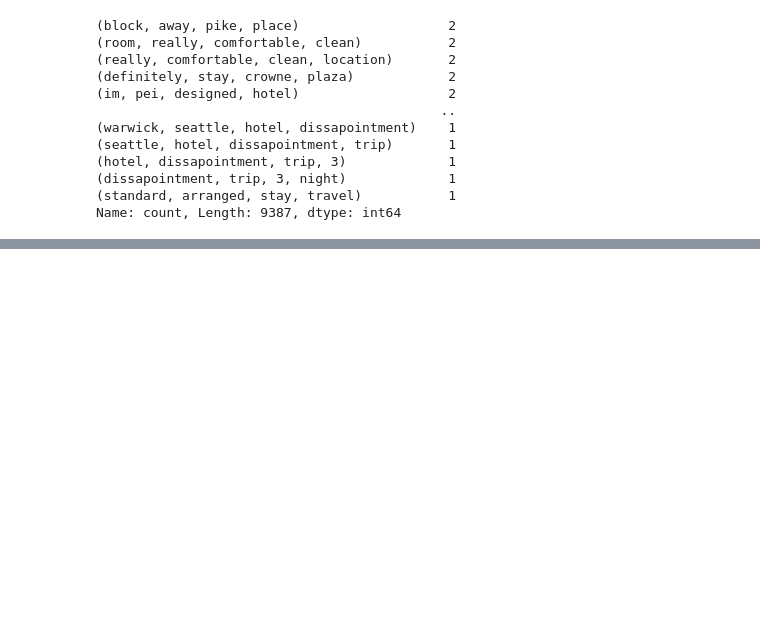
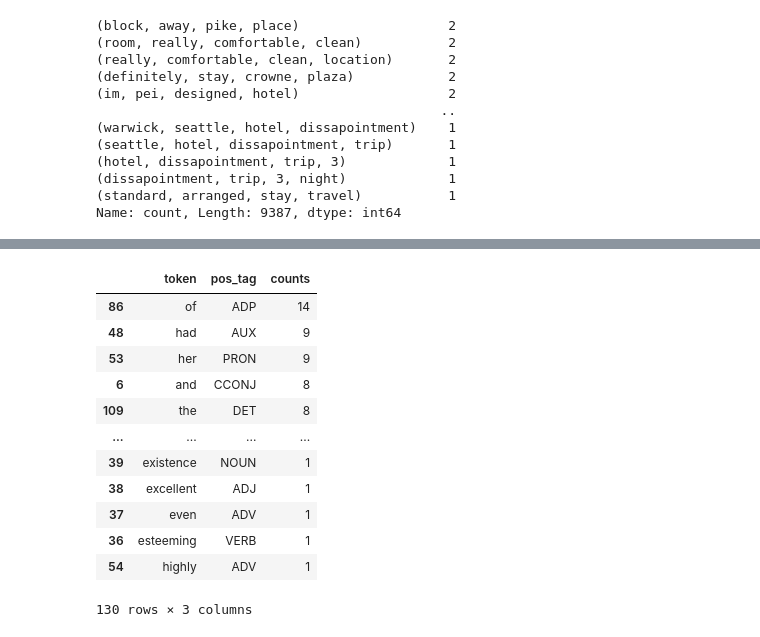
Before and after one commit to vivekptl9/Projects, a Jupyter notebook: NLP/NLP.ipynb, the cells around one changed output, grey strips where cells are left out. Cells and saved outputs as stored; diff of their text form; code cells hidden in the pictures; blank space fills up the shorter version.

```diff
--- a/NLP/NLP.ipynb
+++ b/NLP/NLP.ipynb
@@ -399,0 +442,16 @@ Text(0.5, 1.0, '10 most frequently occuring unigrams')
+# %%
+pos_df.groupby(['token','pos_tag']).size().reset_index(name='counts').sort_values(by='counts', ascending=False)
+# %% [output]
+|  | token | pos_tag | counts |
+| 86 | of | ADP | 14 |
+| 48 | had | AUX | 9 |
+| 53 | her | PRON | 9 |
+| 6 | and | CCONJ | 8 |
+| 109 | the | DET | 8 |
+| ... | ... | ... | ... |
+| 39 | existence | NOUN | 1 |
+| 38 | excellent | ADJ | 1 |
+| 37 | even | ADV | 1 |
+| 36 | esteeming | VERB | 1 |
+| 54 | highly | ADV | 1 |
+130 rows × 3 columns
```
Also changed, not shown: parts of 32 cells of this notebook, 1 other file.
